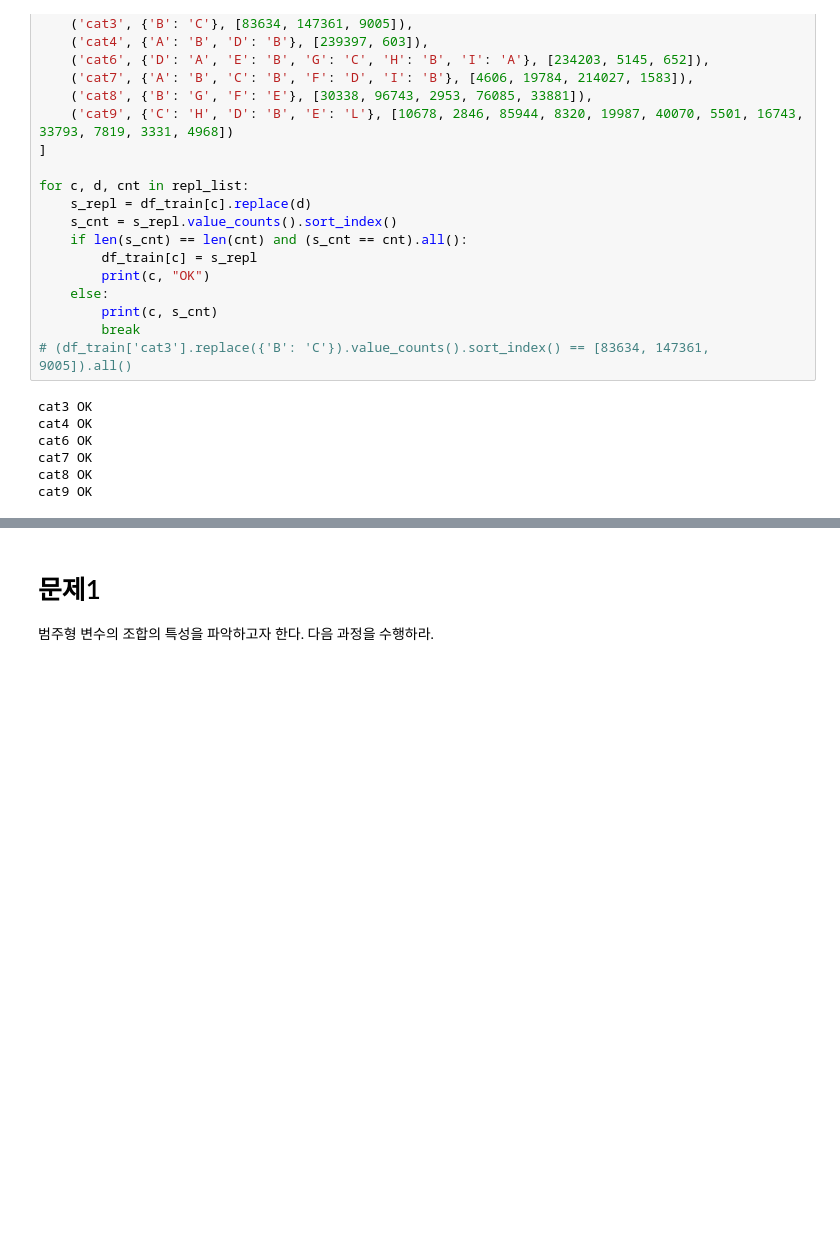
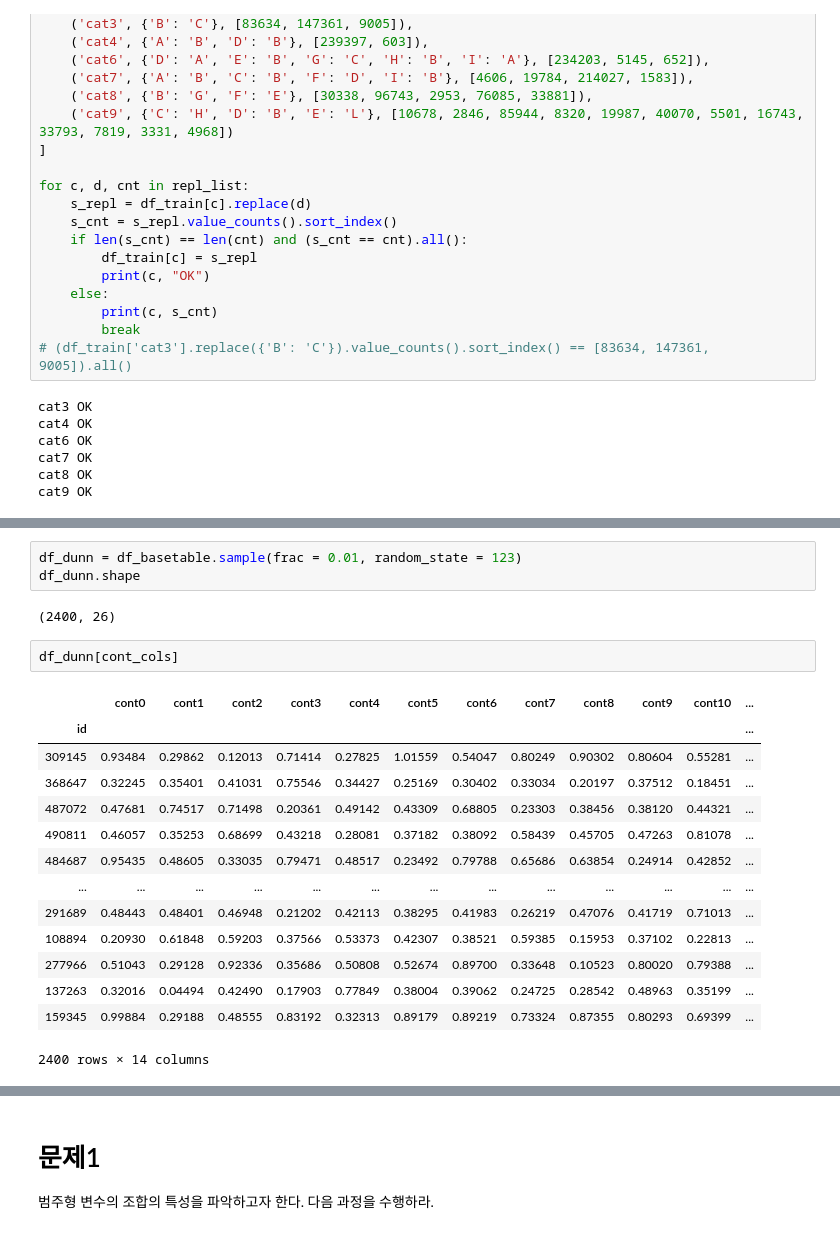
Before and after one commit to sunkusun9/DS_lv3_2506_1, a Jupyter notebook: sec_ds_lv3_prob2_prob.ipynb, the cells around one changed output, grey strips where cells are left out. Drawn from its saved outputs; the diff is of its cells as text; blank space fills up the shorter version.

```diff
--- a/sec_ds_lv3_prob2_prob.ipynb
+++ b/sec_ds_lv3_prob2_prob.ipynb
@@ -229,0 +247,22 @@ np.array(cat_cols), np.array(cont_cols)
+# %%
+df_dunn = df_basetable.sample(frac = 0.01, random_state = 123)
+df_dunn.shape
+# %% [output]
+(2400, 26)
+# %%
+df_dunn[cont_cols]
+# %% [output]
+|  | cont0 | cont1 | cont2 | cont3 | cont4 | cont5 | cont6 | cont7 | cont8 | cont9 | cont10 | ... |
+| id |  |  |  |  |  |  |  |  |  |  |  | ... |
+| 309145 | 0.93484 | 0.29862 | 0.12013 | 0.71414 | 0.27825 | 1.01559 | 0.54047 | 0.80249 | 0.90302 | 0.80604 | 0.55281 | ... |
+| 368647 | 0.32245 | 0.35401 | 0.41031 | 0.75546 | 0.34427 | 0.25169 | 0.30402 | 0.33034 | 0.20197 | 0.37512 | 0.18451 | ... |
+| 487072 | 0.47681 | 0.74517 | 0.71498 | 0.20361 | 0.49142 | 0.43309 | 0.68805 | 0.23303 | 0.38456 | 0.38120 | 0.44321 | ... |
+| 490811 | 0.46057 | 0.35253 | 0.68699 | 0.43218 | 0.28081 | 0.37182 | 0.38092 | 0.58439 | 0.45705 | 0.47263 | 0.81078 | ... |
+| 484687 | 0.95435 | 0.48605 | 0.33035 | 0.79471 | 0.48517 | 0.23492 | 0.79788 | 0.65686 | 0.63854 | 0.24914 | 0.42852 | ... |
+| ... | ... | ... | ... | ... | ... | ... | ... | ... | ... | ... | ... | ... |
+| 291689 | 0.48443 | 0.48401 | 0.46948 | 0.21202 | 0.42113 | 0.38295 | 0.41983 | 0.26219 | 0.47076 | 0.41719 | 0.71013 | ... |
+| 108894 | 0.20930 | 0.61848 | 0.59203 | 0.37566 | 0.53373 | 0.42307 | 0.38521 | 0.59385 | 0.15953 | 0.37102 | 0.22813 | ... |
+| 277966 | 0.51043 | 0.29128 | 0.92336 | 0.35686 | 0.50808 | 0.52674 | 0.89700 | 0.33648 | 0.10523 | 0.80020 | 0.79388 | ... |
+| 137263 | 0.32016 | 0.04494 | 0.42490 | 0.17903 | 0.77849 | 0.38004 | 0.39062 | 0.24725 | 0.28542 | 0.48963 | 0.35199 | ... |
+| 159345 | 0.99884 | 0.29188 | 0.48555 | 0.83192 | 0.32313 | 0.89179 | 0.89219 | 0.73324 | 0.87355 | 0.80293 | 0.69399 | ... |
+2400 rows × 14 columns
```
Also changed, not shown: parts of 18 cells of this notebook.
